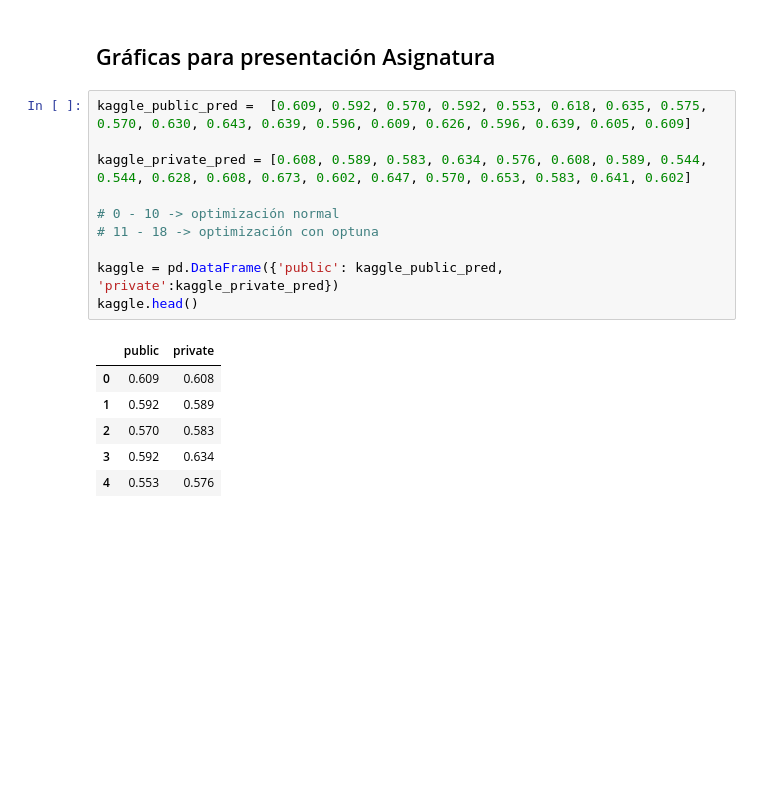
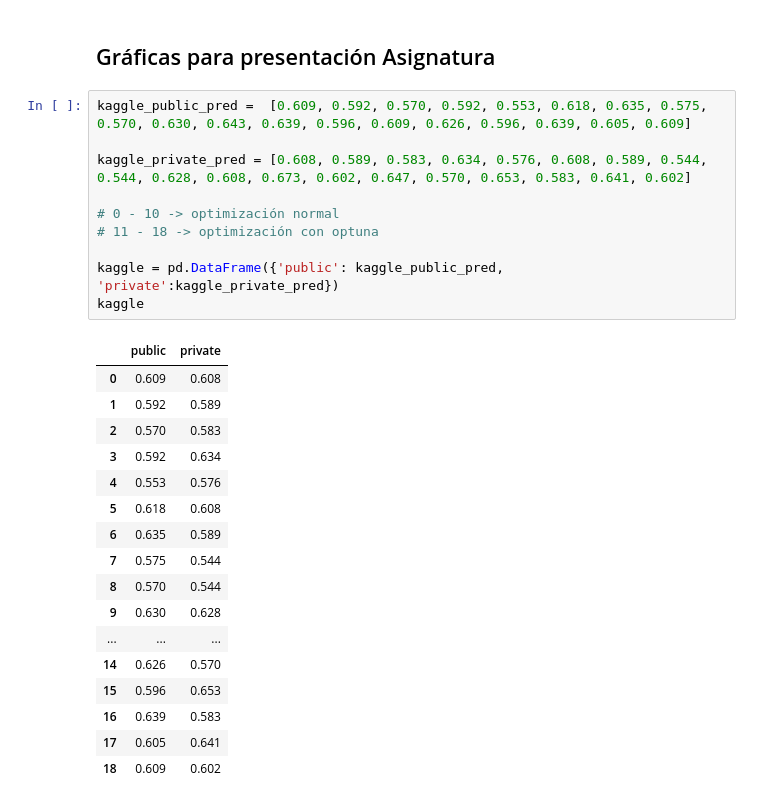
Before and after one commit to DomingoLopez/ClubFansIris, a Jupyter notebook: KNN/knn.ipynb, the cells around one changed output. Drawn from its saved outputs; the diff is of its cells as text; blank space fills up the shorter version.

```diff
--- a/KNN/knn.ipynb
+++ b/KNN/knn.ipynb
@@ -1544,20 +1544,31 @@ tuning__20240115-195132__28      0.6279     100.0000     65.3846  {'feature_sele
 # %%
 kaggle_public_pred =  [0.609, 0.592, 0.570, 0.592, 0.553, 0.618, 0.635, 0.575, 0.570, 0.630, 0.643, 0.639, 0.596, 0.609, 0.626, 0.596, 0.639, 0.605, 0.609]
 
 kaggle_private_pred = [0.608, 0.589, 0.583, 0.634, 0.576, 0.608, 0.589, 0.544, 0.544, 0.628, 0.608, 0.673, 0.602, 0.647, 0.570, 0.653, 0.583, 0.641, 0.602]
 
 # 0 - 10 -> optimización normal
 # 11 - 18 -> optimización con optuna
 
 kaggle = pd.DataFrame({'public': kaggle_public_pred, 'private':kaggle_private_pred})
-kaggle.head()
+kaggle
 # %% [output]
 |  | public | private |
 | 0 | 0.609 | 0.608 |
 | 1 | 0.592 | 0.589 |
 | 2 | 0.570 | 0.583 |
 | 3 | 0.592 | 0.634 |
 | 4 | 0.553 | 0.576 |
+| 5 | 0.618 | 0.608 |
+| 6 | 0.635 | 0.589 |
+| 7 | 0.575 | 0.544 |
+| 8 | 0.570 | 0.544 |
+| 9 | 0.630 | 0.628 |
+| ... | ... | ... |
+| 14 | 0.626 | 0.570 |
+| 15 | 0.596 | 0.653 |
+| 16 | 0.639 | 0.583 |
+| 17 | 0.605 | 0.641 |
+| 18 | 0.609 | 0.602 |
 # %%
 # Ajusta la posición de las barras para que estén una al lado de la otra
 bar_positions = np.arange(len(kaggle['public']))
```
Also changed, not shown: parts of 2 cells of this notebook, 1 other file.
